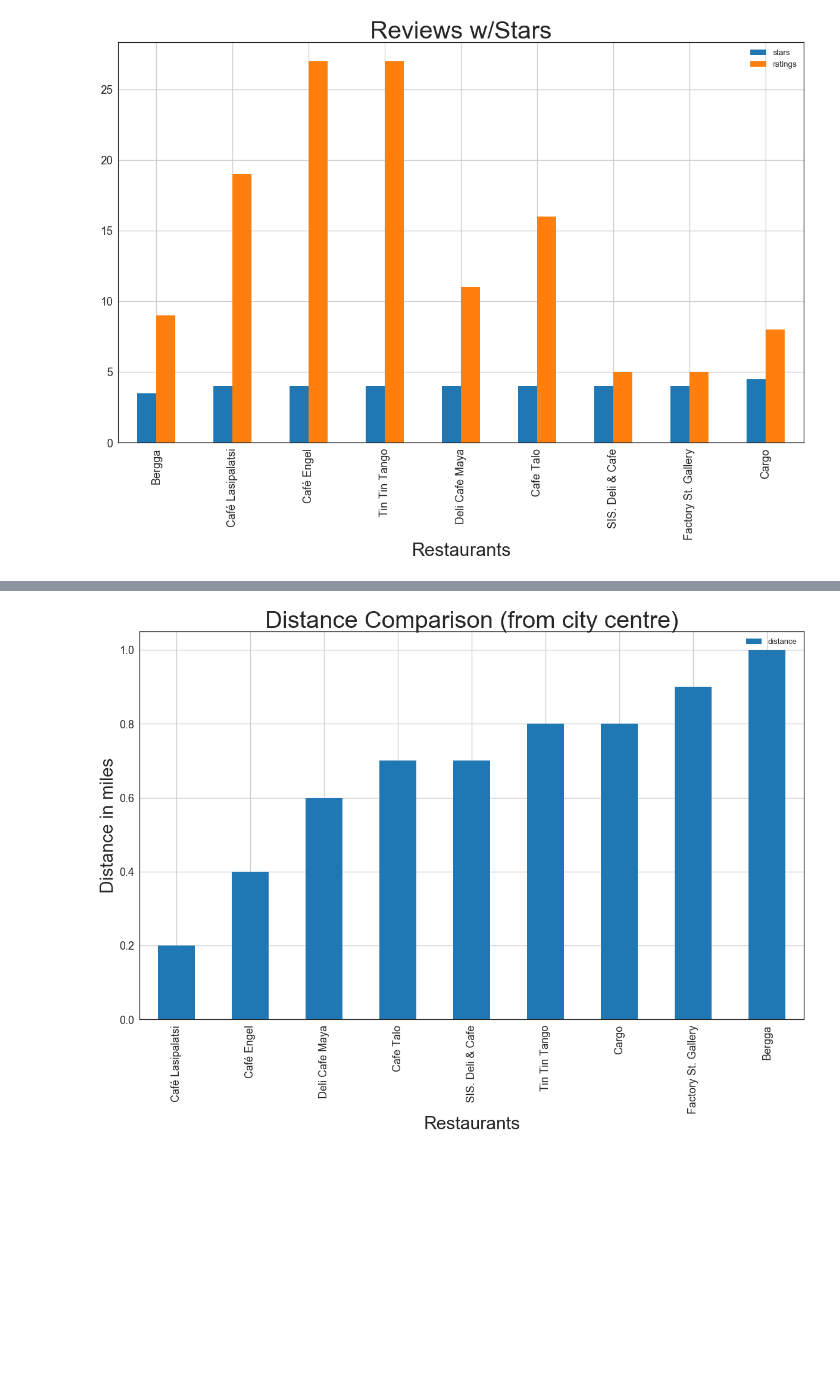
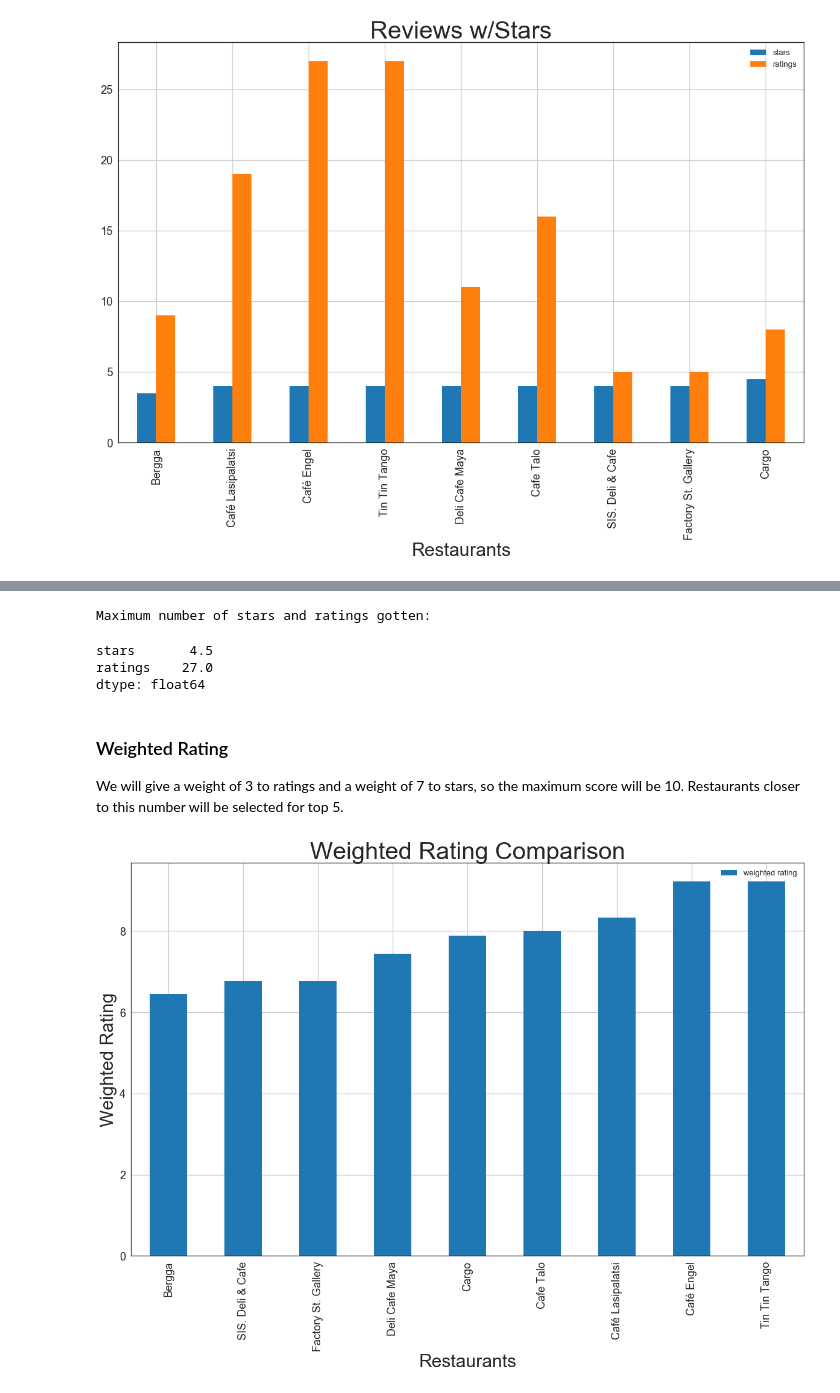
Before and after one commit to AbrahamPin/MiniProject1-DataScience, a Jupyter notebook: Mini Project 1.ipynb, the cells around one changed output, grey strips where cells are left out. Saved outputs shown, nothing was run; the diff lists cells and outputs as text; code cells hidden in the pictures; blank space fills up the shorter version.

```diff
--- a/Mini Project 1.ipynb
+++ b/Mini Project 1.ipynb
@@ -97,9 +115,7 @@ num_pages = int(np.ceil(restaurant_count/10.0))
 base_url = 'https://www.yelp.com'
 restaurant_list = []
 
-for i in range(num_pages): #do range(num_pages) if you want them all
-    if i%10==0:
-        print num_pages-i
+for i in range(num_pages):
     url = 'https://www.yelp.com/search?start=' + str(i*10) + '&attrs=RestaurantsPriceRange2.2,RestaurantsPriceRange2.1,BusinessAcceptsCreditCards,GoodForMeal.breakfast,GoodForMeal.brunch&find_near=helsingin-p%C3%A4%C3%A4rautatieasema-helsinki'
     html_page = urllib2.urlopen(url).read()
     yelp = bs4.BeautifulSoup(html_page)
@@ -244,35 +300,63 @@ Bergga                3.5       9
+# %%
+print "Maximum number of stars and ratings gotten:"
+
+reviews.max()
+# %% [output]
+Maximum number of stars and ratings gotten:
+stars       4.5
+ratings    27.0
+dtype: float64
+# %% [markdown]
+### Weighted Rating
+We will give a weight of 3 to ratings and a weight of 7 to stars, so the maximum score will be 10. Restaurants closer to this number will be selected for top 5.
+# %%
+max_stars = reviews.stars.max()
+max_ratings = reviews.ratings.max()
+max_range = reviews.stars.count()
+
+rst_stars_w=[]
+rst_ratings_w=[]
+rst_reviews_w=[]
+
+for star in rst_stars:
+    rst_stars_w.append(float(star) / max_stars)
+for rating in rst_ratings:
+    rst_ratings_w.append(float(rating) / max_ratings)
+
+
+for i in range(max_range):
+    rst_reviews_w.append((rst_stars_w[i]*7) + (rst_ratings_w[i]*3))
 # %%
-## create pandas data frame with stars count
-rst_distance = [rst.distance for rst in restaurant_list]
+## create pandas data frame with weighted ratings
+review_w = pd.DataFrame(data=[rst_reviews_w]).transpose()
 
-distance = pd.DataFrame(data=[rst_distance]).transpose()
-
-distance.columns = ['distance']
+review_w.columns = ['weighted rating']
 
 ## also create a list with all restaurant names
 rst_names = [rst.name for rst in restaurant_list]
 
-distance.set_index([rst_names], inplace=True)
+review_w.set_index([rst_names], inplace=True)
 
 ## create a bar plot with the data
 ## notice that we are using the data frame itself and call its plot function
-distance = distance.astype(float)
-distance = distance.sort_values('distance', ascending=True)
-distance.plot(kind='bar', fontsize=18)
+review_w = review_w.astype(float)
+review_w = review_w.sort_values('weighted rating', ascending=True)
+review_w.plot(kind='bar', fontsize=18)
 
 ## set the title to Stars Comparison
-plt.title('Distance Comparison (from city centre)', fontsize=40)
+plt.title('Weighted Rating Comparison', fontsize=40)
 
 ## set the x label
 plt.xlabel('Restaurants', fontsize=30)
 
 ## set the y label
-plt.ylabel('Distance in miles', fontsize=30)
+plt.ylabel('Weighted Rating', fontsize=30)
 
-
+##set size of plot
+plt.rcParams["figure.figsize"] = [20,12]
 
 #plt.xticks(np.arange(0.5))
 
 plt.grid()
 # %% [output]
-[figure, old version]
+[figure, new version]
```
Also changed, not shown: parts of 19 cells of this notebook.
